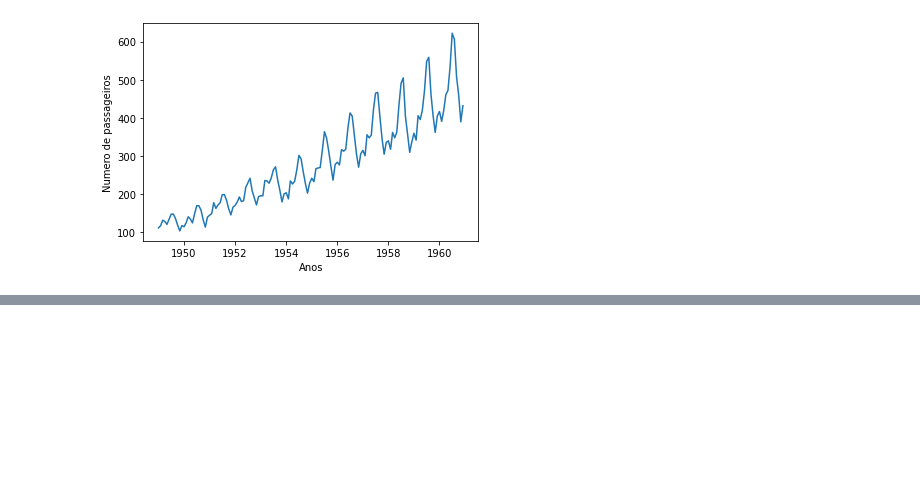
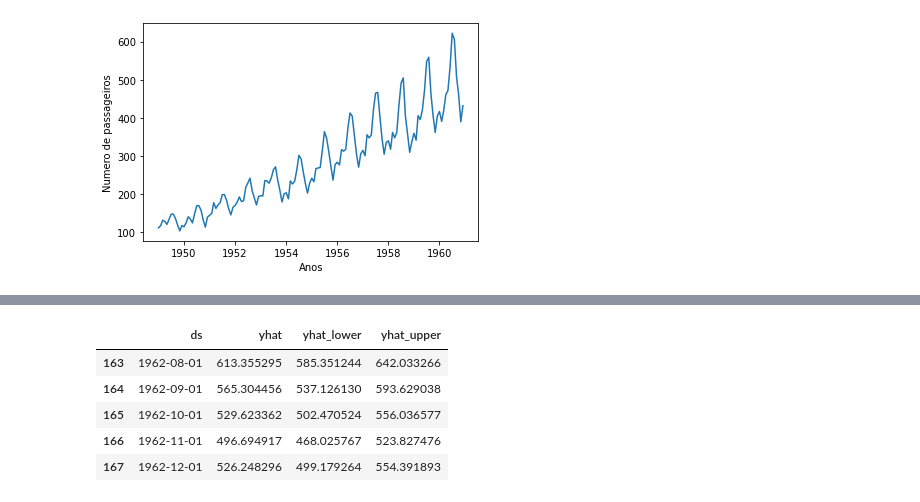
Before and after one commit to vivianerenizia/Teste_DataScience_iniciante, a Jupyter notebook: teste02-Prophet.ipynb, the cells around one changed output, grey strips where cells are left out. Drawn from its saved outputs; the diff is of its cells as text; code cells hidden in the pictures; blank space fills up the shorter version.

```diff
--- a/teste02-Prophet.ipynb
+++ b/teste02-Prophet.ipynb
@@ -36,0 +63,10 @@ plt.show()
+# %%
+forecast = prophet_basic.predict(future)
+forecast[['ds', 'yhat', 'yhat_lower', 'yhat_upper']].tail()
+# %% [output]
+|  | ds | yhat | yhat_lower | yhat_upper |
+| 163 | 1962-08-01 | 613.355295 | 585.351244 | 642.033266 |
+| 164 | 1962-09-01 | 565.304456 | 537.126130 | 593.629038 |
+| 165 | 1962-10-01 | 529.623362 | 502.470524 | 556.036577 |
+| 166 | 1962-11-01 | 496.694917 | 468.025767 | 523.827476 |
+| 167 | 1962-12-01 | 526.248296 | 499.179264 | 554.391893 |
```
Also changed, not shown: parts of 5 cells of this notebook.
